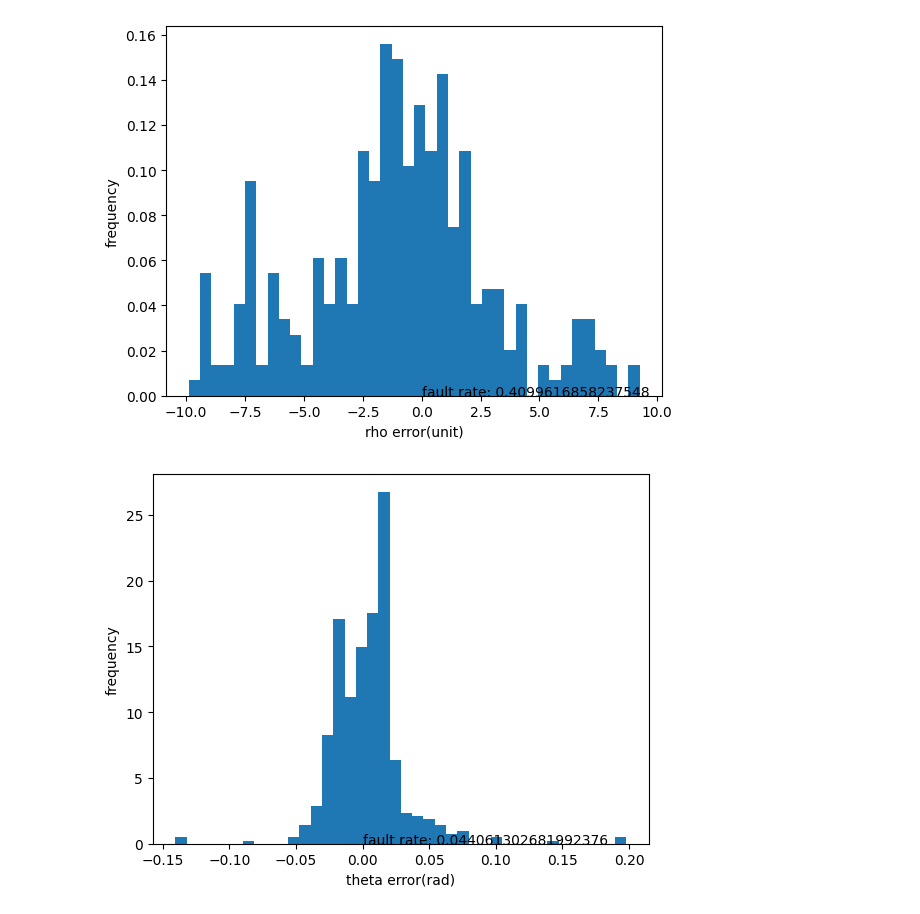
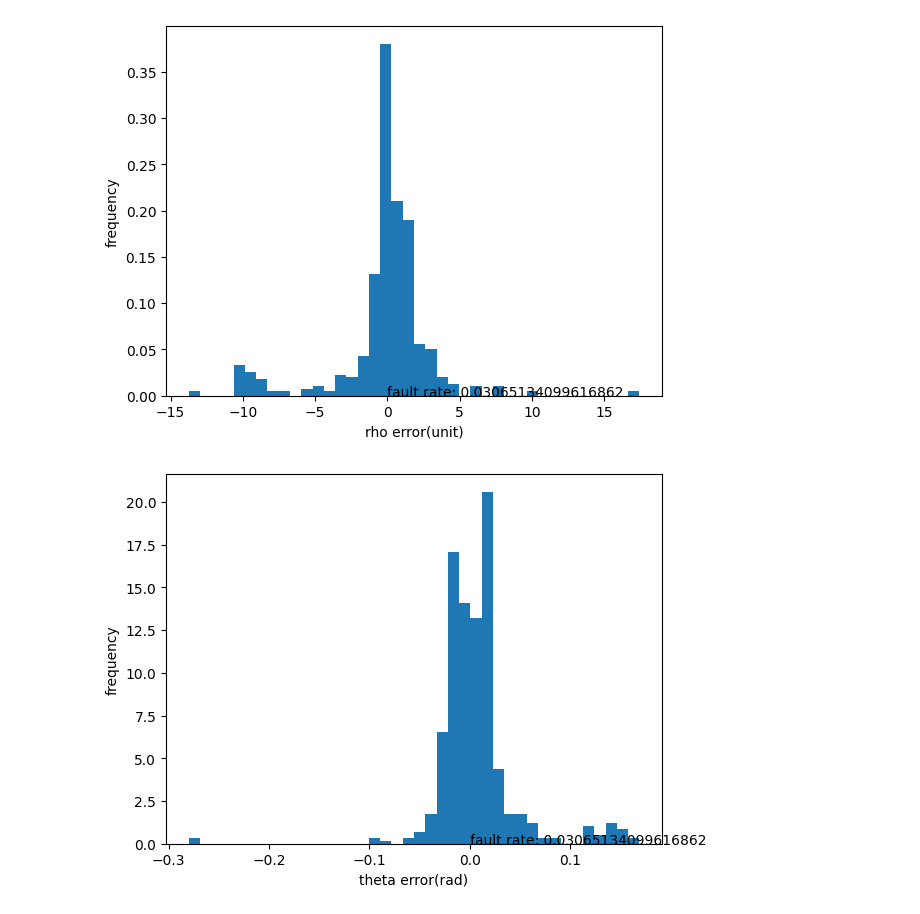
Before and after one commit to yang-jiaye/RunwayDetection, a Jupyter notebook: notebook/errorStatistics.ipynb, the cells around one changed output. Drawn from its saved outputs; the diff is of its cells as text; code cells hidden in the pictures.

Commit message:
test error on 618dataset

```diff
--- a/notebook/errorStatistics.ipynb
+++ b/notebook/errorStatistics.ipynb
@@ -4,7 +4,7 @@ import cv2
 import json
 import matplotlib.pyplot as plt
 import numpy as np
-from utils import detectAirportRunway, computehoughTransformCoord
+from utils import detectAirportRunway, computeHoughTransformCoord
 
 path = "AirportRunway618"
 images = []
@@ -31,38 +31,43 @@ theta0ErrorList = []
 theta1ErrorList = []
 
 for i in range(len(images)):
-    # if i != 200:
+    # if i != 241:
     #     continue
 
     image = cv2.imread(images[i])
     if image is None:
         print(f"image not found, path {images[i]}")
+    height, width, _ = image.shape
 
+    uv = np.ones([4, 2])
     with open(labels[i], "r") as f:
         label = json.load(f)
-        uv1 = label["RunwayVertexCoord"]["Coord1"]["UVCoord"]
-        uv2 = label["RunwayVertexCoord"]["Coord2"]["UVCoord"]
-        uv3 = label["RunwayVertexCoord"]["Coord3"]["UVCoord"]
-        uv4 = label["RunwayVertexCoord"]["Coord4"]["UVCoord"]
+        uv[0] = label["RunwayVertexCoord"]["Coord1"]["UVCoord"]
+        uv[1] = label["RunwayVertexCoord"]["Coord2"]["UVCoord"]
+        uv[2] = label["RunwayVertexCoord"]["Coord3"]["UVCoord"]
+        uv[3] = label["RunwayVertexCoord"]["Coord4"]["UVCoord"]
 
     # calculate runway boundary and rescale
-    width, height, _ = image.shape
     r = 0.3 # scale factor
-    xmax = max(uv1[0], uv2[0], uv3[0], uv4[0])
-    xmin = min(uv1[0], uv2[0], uv3[0], uv4[0])
-    ymax = max(uv1[1], uv2[1], uv3[1], uv4[1])
-    ymin = min(uv1[1], uv2[1], uv3[1], uv4[1])
+    xmax = max(uv[:,0])
+    xmin = min(uv[:,0])
+    ymax = max(uv[:,1])
+    ymin = min(uv[:,1])
     xlen = xmax - xmin
     ylen = ymax - ymin
     Bxmin = max(xmin - xlen * r, 0)
     Bxmax = min(xmax + xlen * r, width)
     Bymin = max(ymin - ylen * r, 0)
     Bymax = min(ymax + ylen * r, height)
-    cv2.imwrite("origin/" + str(nums[i]) + ".jpg", image[int(Bymin):int(Bymax), int(Bxmin):int(Bxmax)])
+    # cv2.imwrite("origin/" + str(nums[i]) + ".jpg", image[int(Bymin):int(Bymax), int(Bxmin):int(Bxmax)])
+
+    # convert coord origin to the center of image
+    uv[:,0] -= width/2
+    uv[:,1] -= height/2
 
     # ground truth
-    theta0, rho0, _ = computehoughTransformCoord(uv1[0], uv1[1], uv2[0], uv2[1])
-    theta1, rho1, _= computehoughTransformCoord(uv3[0], uv3[1], uv4[0], uv4[1])
+    theta0, rho0, _ = computeHoughTransformCoord(uv[0,0], uv[0,1], uv[1,0], uv[1,1])
+    theta1, rho1, _= computeHoughTransformCoord(uv[2,0], uv[2,1], uv[3,0], uv[3,1])
 
     line0, line1 = detectAirportRunway(image[int(Bymin):int(Bymax), int(Bxmin):int(Bxmax)], draw=True, res_name=str(nums[i]))
     if abs(line0[0] - theta0) < abs(line0[0] - theta1):
@@ -72,31 +77,33 @@ for i in range(len(images)):
         theta0_, rho0_ = line1
         theta1_, rho1_ = line0
 
-    rho0_ += int(Bxmin)*np.cos(theta0_) + int(Bymin)*np.sin(theta0_)
-    rho1_ += int(Bxmin)*np.cos(theta1_) + int(Bymin)*np.sin(theta1_)
+    rho0_ += int(Bxmin-int(width)/2)*np.cos(theta0_) + int(Bymin-int(height/2))*np.sin(theta0_)
+    rho1_ += int(Bxmin-int(width)/2)*np.cos(theta1_) + int(Bymin-int(height/2))*np.sin(theta1_)
 
     theta0ErrorList.append(theta0_-theta0)
     theta1ErrorList.append(theta1_-theta1)
+
+    # if abs(rho1)
     rho0ErrorList.append(rho0_-rho0)
     rho0ErrorList.append(rho1_-rho1)
 # %%
 rhoErrorList = rho0ErrorList + rho1ErrorList
-rhoErrorListM = [x for x in rhoErrorList if abs(x)<10]
+rhoErrorListM = [x for x in rhoErrorList if abs(x)<20]
 thetaErrorList = theta0ErrorList + theta1ErrorList
 thetaErrorListM = [x for x in thetaErrorList if abs(x)<1]
 
 plt.figure()
 plt.hist(rhoErrorListM, bins=40, density=True)
 plt.xlabel("rho error(unit)")
 plt.ylabel("frequency")
 plt.text(0, 0, f"fault rate: {1 - len(rhoErrorListM)/len(rhoErrorList)}")
 
 plt.figure()
 plt.hist(thetaErrorListM, bins=40, density=True)
 plt.xlabel("theta error(rad)")
 plt.ylabel("frequency")
 plt.text(0, 0, f"fault rate: {1 - len(thetaErrorListM)/len(thetaErrorList)}")
 plt.show()
 # %% [output]
-[figure, old version]
+[figure, new version]
-[figure, old version]
+[figure, new version]
```
Also changed, not shown: 3 other files.
